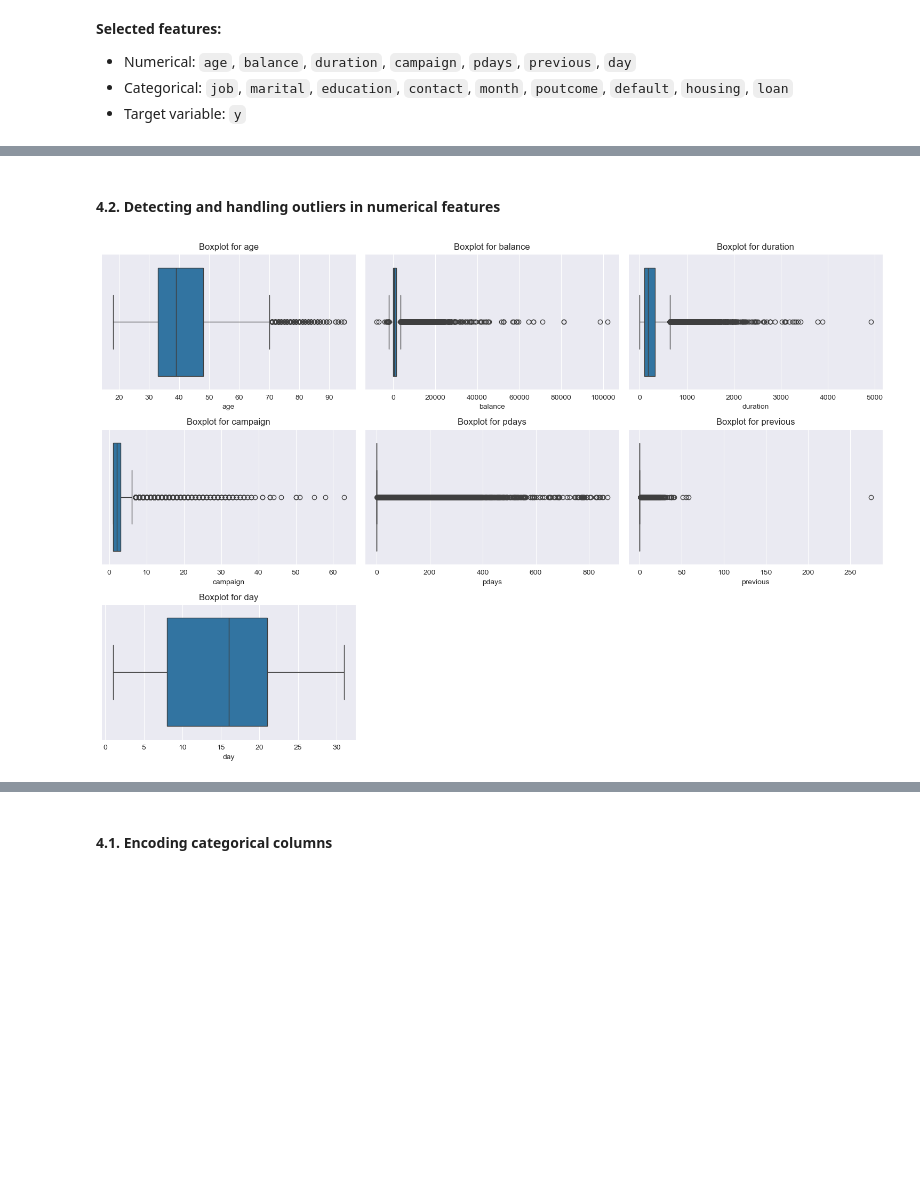
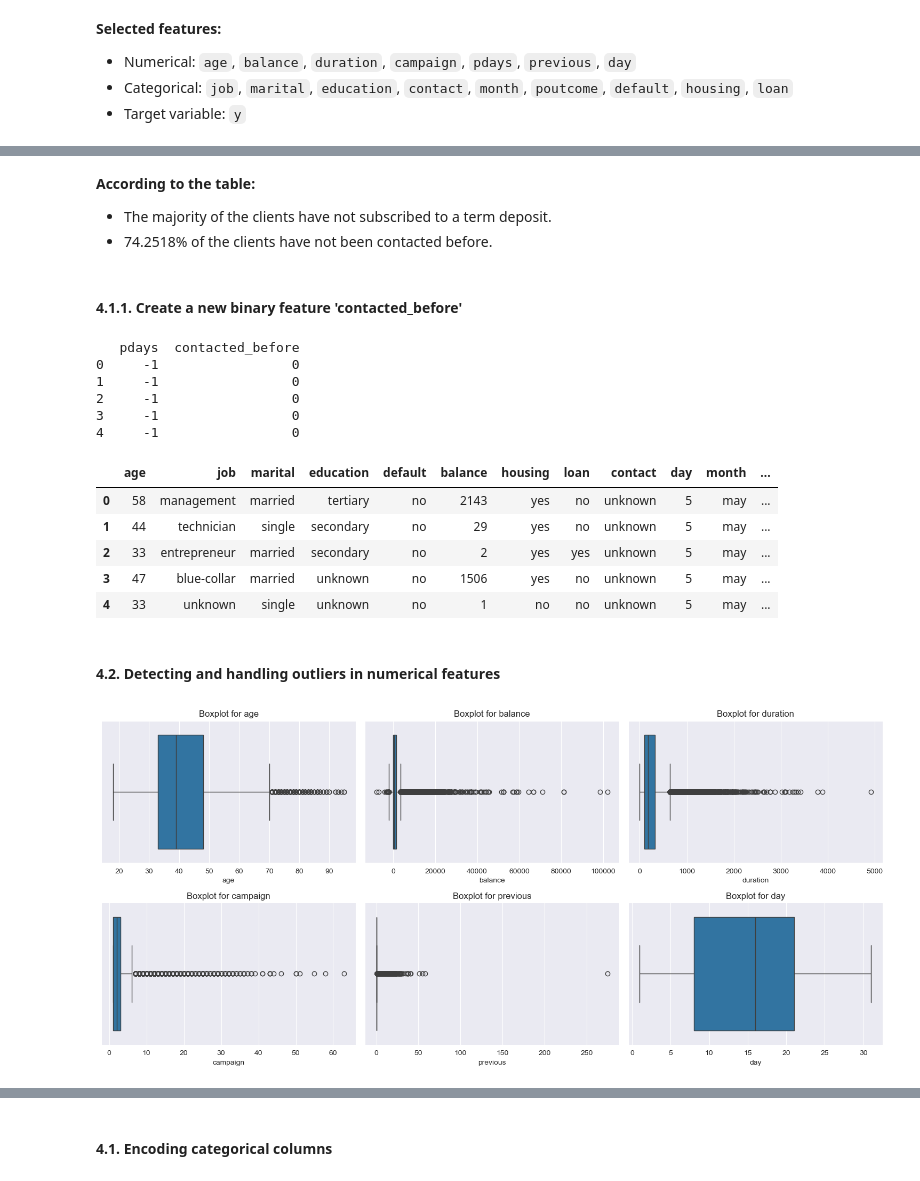
Before and after one commit to Stephan-Dabare/2330950_ML_CW, a Jupyter notebook: 2330950_ML_CW.ipynb, the cells around one changed output, grey strips where cells are left out. Drawn from its saved outputs; the diff is of its cells as text; code cells hidden in the pictures; blank space fills up the shorter version.

```diff
--- a/2330950_ML_CW.ipynb
+++ b/2330950_ML_CW.ipynb
@@ -306,0 +321,31 @@ sns.heatmap(correlation, annot=True)
+# %%
+# Get categorical columns without the target variable
+categorical_columns = [col for col in categorical_columns if col != 'y']
+
+# Loop through each categorical column
+for column in categorical_columns:
+    unique_values = data_frame[column].nunique()  # Count unique values in the column
+    num_plots = unique_values  # Number of unique categories in this column
+    rows = math.ceil(num_plots / 4)
+    # Calculate number of rows --> max 4
+
+    fig, axes = plt.subplots(rows, 4, figsize=(10, rows * 2.5))  # Create grid --> subplot
+    axes = axes.flatten()  # Flatten the 2D array of subplots
+
+    for i, value in enumerate(data_frame[column].unique()):
+        ax = axes[i]
+        sns.countplot(x='y', data=data_frame[data_frame[column] == value], ax=ax)
+        ax.set_title(f"{column}: {value}")
+        ax.set_xlabel("y")
+        ax.set_ylabel("Count")
+
+    # Hide unused subplots
+    for j in range(i + 1, len(axes)):
+        fig.delaxes(axes[j])
+
+    fig.tight_layout(pad=3)  # Add spacing
+
+    plt.show()
+
+    # Space between categories
+    print("----------------------------------------------------------------------")
@@ -337,19 +425,51 @@ data_frame['y'].value_counts().plot.pie(autopct='%1.1f%%')
+# %% [markdown]
+**According to the table:**
+* The majority of the clients have not subscribed to a term deposit.
+* 74.2518% of the clients have not been contacted before.
+# %% [markdown]
+#### 4.1.1. Create a new binary feature 'contacted_before'
+# %%
+# Create a new binary feature 'contacted_before'
+data_frame['contacted_before'] = data_frame['pdays'].apply(lambda x: 1 if x >= 0 else 0)
+
+# Display the first few rows to verify the new feature
+print(data_frame[['pdays', 'contacted_before']].head())
+# %% [output]
+   pdays  contacted_before
+0     -1                 0
+1     -1                 0
+2     -1                 0
+3     -1                 0
+4     -1                 0
+# %%
+# Drop the 'pdays' column
+data_frame.drop(columns=['pdays'], inplace=True)
+
+# Display the first few rows to confirm the column has been removed
+data_frame.head()
+# %% [output]
+|  | age | job | marital | education | default | balance | housing | loan | contact | day | month | ... |
+| 0 | 58 | management | married | tertiary | no | 2143 | yes | no | unknown | 5 | may | ... |
+| 1 | 44 | technician | single | secondary | no | 29 | yes | no | unknown | 5 | may | ... |
+| 2 | 33 | entrepreneur | married | secondary | no | 2 | yes | yes | unknown | 5 | may | ... |
+| 3 | 47 | blue-collar | married | unknown | no | 1506 | yes | no | unknown | 5 | may | ... |
+| 4 | 33 | unknown | single | unknown | no | 1 | no | no | unknown | 5 | may | ... |
 # %% [markdown]
 #### 4.2. Detecting and handling outliers in numerical features
 # %%
-numerical_columns = ['age', 'balance', 'duration', 'campaign', 'pdays', 'previous', 'day']
+numerical_columns = ['age', 'balance', 'duration', 'campaign', 'previous', 'day']
 
 data_frame_1 = data_frame.copy()
 
 # Box plots for all numerical column
 plt.figure(figsize=(15, 10))
 for i, col in enumerate(numerical_columns, 1):
     plt.subplot(3, 3, i)
     sns.boxplot(x=data_frame_1[col])
     plt.title(f"Boxplot for {col}")
 plt.tight_layout()
 plt.show()
 # %% [output]
-[figure, old version]
+[figure, new version]
 # %% [markdown]
 **According to the box plots:**
```
Also changed, not shown: parts of 53 cells of this notebook.
